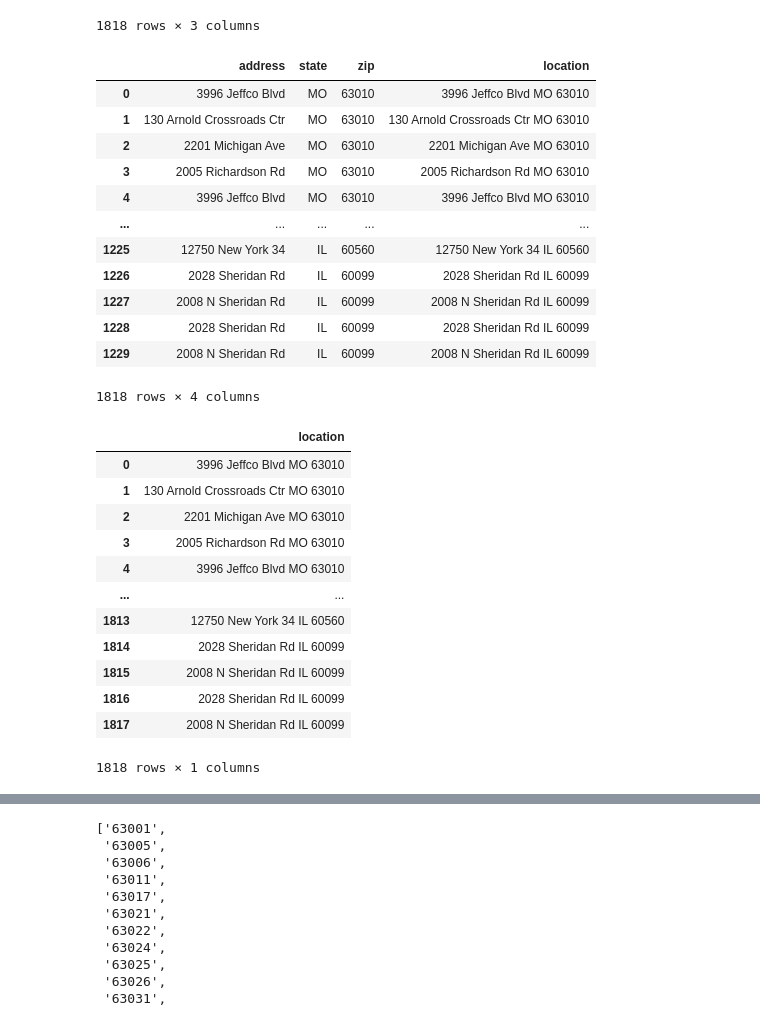
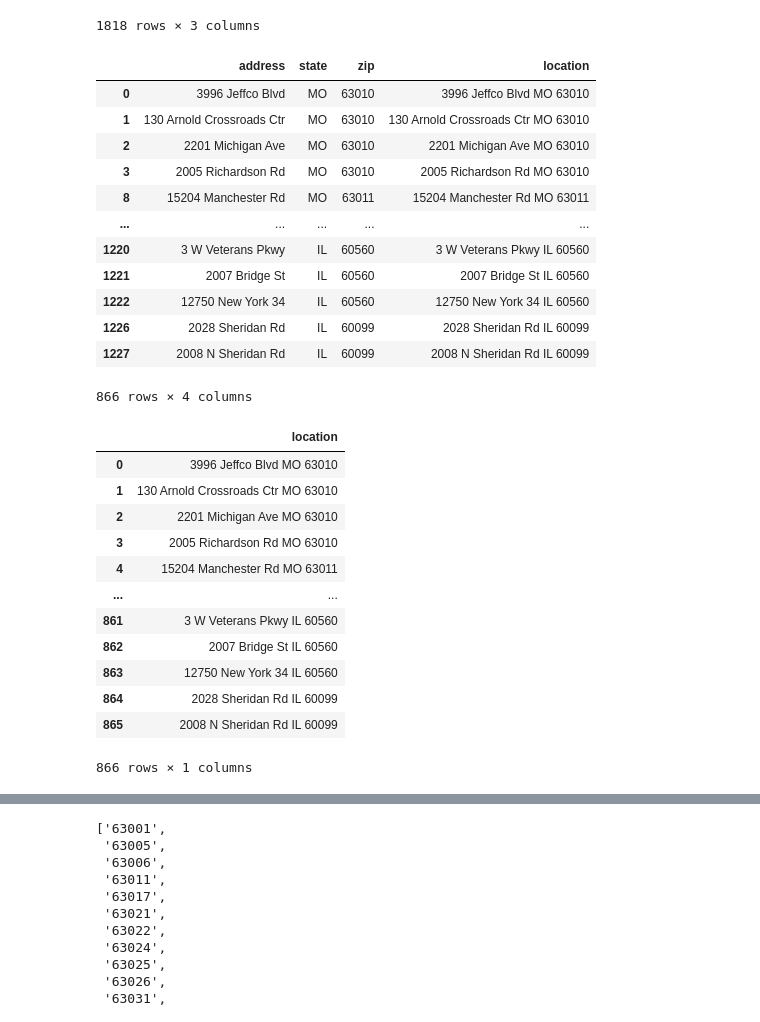
Before and after one commit to kehull/Project-3, a Jupyter notebook: mcdonalds_scraper.ipynb, the cells around one changed output, grey strips where cells are left out. Cells and saved outputs as stored; diff of their text form; code cells hidden in the pictures.

```diff
--- a/mcdonalds_scraper.ipynb
+++ b/mcdonalds_scraper.ipynb
@@ -100,21 +100,22 @@ cleaned_mcd
 1818 rows × 3 columns
 # %%
 cleaned_mcd['location'] = cleaned_mcd[['address', 'state', 'zip']].agg(' '.join, axis=1)
+cleaned_mcd = cleaned_mcd.drop_duplicates()
 cleaned_mcd
 # %% [output]
 |  | address | state | zip | location |
 | 0 | 3996 Jeffco Blvd | MO | 63010 | 3996 Jeffco Blvd MO 63010 |
 | 1 | 130 Arnold Crossroads Ctr | MO | 63010 | 130 Arnold Crossroads Ctr MO 63010 |
 | 2 | 2201 Michigan Ave | MO | 63010 | 2201 Michigan Ave MO 63010 |
 | 3 | 2005 Richardson Rd | MO | 63010 | 2005 Richardson Rd MO 63010 |
-| 4 | 3996 Jeffco Blvd | MO | 63010 | 3996 Jeffco Blvd MO 63010 |
+| 8 | 15204 Manchester Rd | MO | 63011 | 15204 Manchester Rd MO 63011 |
 | ... | ... | ... | ... | ... |
-| 1225 | 12750 New York 34 | IL | 60560 | 12750 New York 34 IL 60560 |
+| 1220 | 3 W Veterans Pkwy | IL | 60560 | 3 W Veterans Pkwy IL 60560 |
+| 1221 | 2007 Bridge St | IL | 60560 | 2007 Bridge St IL 60560 |
+| 1222 | 12750 New York 34 | IL | 60560 | 12750 New York 34 IL 60560 |
 | 1226 | 2028 Sheridan Rd | IL | 60099 | 2028 Sheridan Rd IL 60099 |
 | 1227 | 2008 N Sheridan Rd | IL | 60099 | 2008 N Sheridan Rd IL 60099 |
-| 1228 | 2028 Sheridan Rd | IL | 60099 | 2028 Sheridan Rd IL 60099 |
-| 1229 | 2008 N Sheridan Rd | IL | 60099 | 2008 N Sheridan Rd IL 60099 |
-1818 rows × 4 columns
+866 rows × 4 columns
 # %%
 cleaned_mcd['location'].to_csv('Resources/mcd_loc.csv', index = False)
 check = pd.read_csv('Resources/mcd_loc.csv')
@@ -125,14 +126,14 @@ check
 | 1 | 130 Arnold Crossroads Ctr MO 63010 |
 | 2 | 2201 Michigan Ave MO 63010 |
 | 3 | 2005 Richardson Rd MO 63010 |
-| 4 | 3996 Jeffco Blvd MO 63010 |
+| 4 | 15204 Manchester Rd MO 63011 |
 | ... | ... |
-| 1813 | 12750 New York 34 IL 60560 |
-| 1814 | 2028 Sheridan Rd IL 60099 |
-| 1815 | 2008 N Sheridan Rd IL 60099 |
-| 1816 | 2028 Sheridan Rd IL 60099 |
-| 1817 | 2008 N Sheridan Rd IL 60099 |
+| 861 | 3 W Veterans Pkwy IL 60560 |
+| 862 | 2007 Bridge St IL 60560 |
+| 863 | 12750 New York 34 IL 60560 |
+| 864 | 2028 Sheridan Rd IL 60099 |
+| 865 | 2008 N Sheridan Rd IL 60099 |
-1818 rows × 1 columns
+866 rows × 1 columns
 # %%
 # used https://dash.geocod.io/ to geocode data and create new csv with lat/long info
 geodata = pd.read_csv('Resources/geocoded_mcd_loc.csv')
```
Also changed, not shown: 7 other files.
